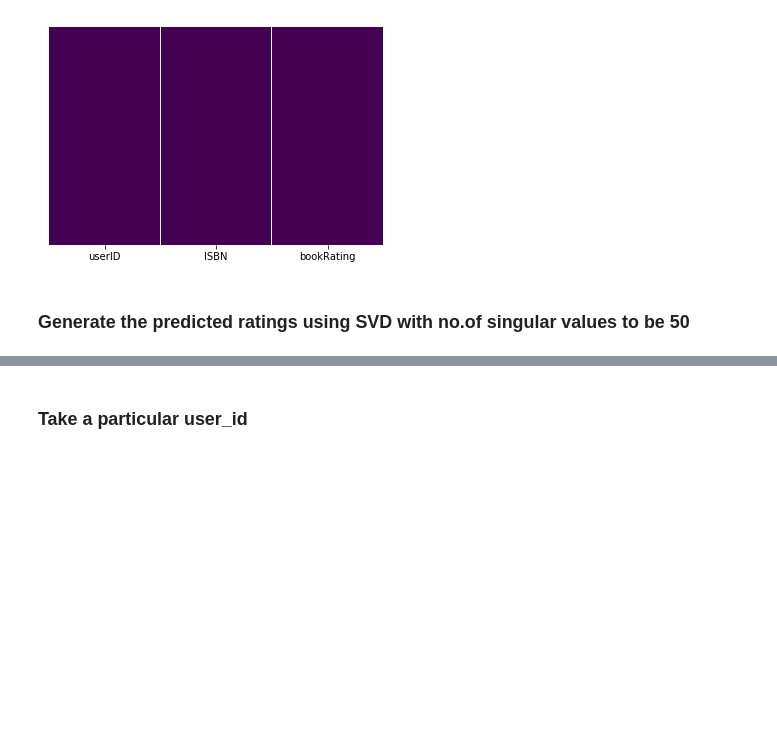
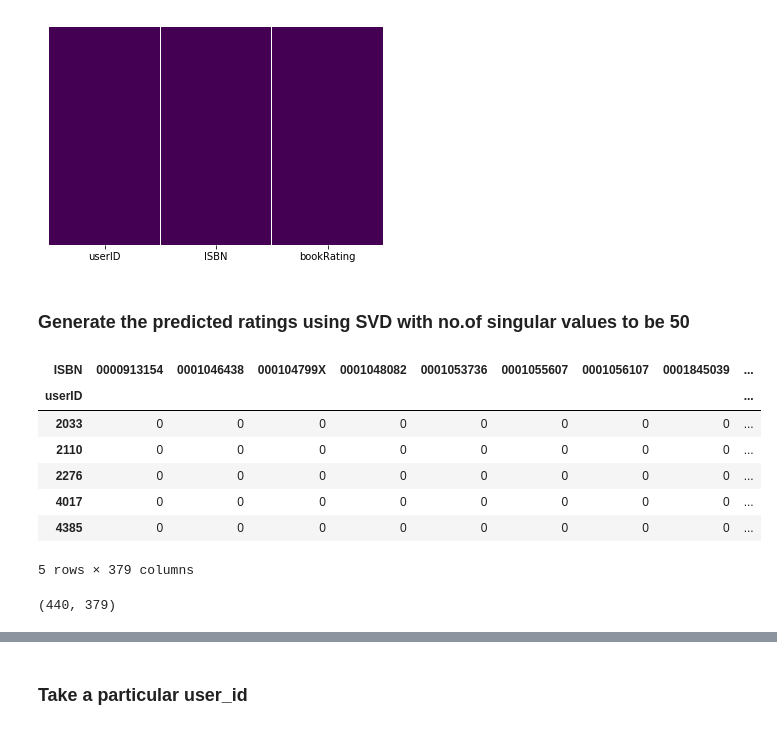
Before and after one commit to GreatLearningAIML1/chennai-aug-batch-ssbruno, a Jupyter notebook: Residency5/R5_External_Lab_CollobarativeFiltering.ipynb, the cells around one changed output, grey strips where cells are left out. Cells and saved outputs as stored; diff of their text form; code cells hidden in the pictures; blank space fills up the shorter version.

```diff
--- a/Residency5/R5_External_Lab_CollobarativeFiltering.ipynb
+++ b/Residency5/R5_External_Lab_CollobarativeFiltering.ipynb
@@ -329,13 +331,16 @@ users_grp = ratings_1_10.groupby('userID').count() > 100
 users_grp_ids = users_grp[users_grp.ISBN == True].index
 # %%
 users_rated_100 = pd.DataFrame(columns=['userID','Location','Age'])
+ratings_100 = pd.DataFrame(columns=['userID','ISBN','bookRating'])
+
 for userid in users_grp_ids:
-    #print(dict(users[users.userID == userid]))
     temp = users[users.userID == userid]
-    #print(temp['userID'].values)
     user_obj = {'userID':temp['userID'].values[0],'Location':temp['Location'].values[0],'Age':temp['Age'].values[0]}
     users_rated_100 = users_rated_100.append(user_obj,ignore_index=True)
-    #print(users_rated_100.size)
+    #ratings
+    temp_r = ratings_1_10[ratings_1_10.userID == userid]
+    rtng_obj = {'userID':temp_r['userID'].values[0],'ISBN':temp_r['ISBN'].values[0],'bookRating':temp_r['bookRating'].values[0]}
+    ratings_100 = ratings_100.append(rtng_obj,ignore_index=True)
 users_rated_100.head()
 # %% [output]
 |  | userID | Location | Age |
@@ -363,3 +368,24 @@ sns.heatmap(ratings == np.nan,yticklabels=False,cbar=False,cmap='viridis')
 [figure]
 # %% [markdown]
 ### Generate the predicted ratings using SVD with no.of singular values to be 50
+# %%
+ratings_100.head()
+ratings_100.userID = ratings_100.userID.astype('int32')
+# %%
+ratings_100.shape
+R_df = ratings_100.pivot(index = 'userID', columns ='ISBN', values = 'bookRating').fillna(0)
+R_df.head(5)
+# %% [output]
+| ISBN | 0000913154 | 0001046438 | 000104799X | 0001048082 | 0001053736 | 0001055607 | 0001056107 | 0001845039 | ... |
+| userID |  |  |  |  |  |  |  |  | ... |
+| 2033 | 0 | 0 | 0 | 0 | 0 | 0 | 0 | 0 | ... |
+| 2110 | 0 | 0 | 0 | 0 | 0 | 0 | 0 | 0 | ... |
+| 2276 | 0 | 0 | 0 | 0 | 0 | 0 | 0 | 0 | ... |
+| 4017 | 0 | 0 | 0 | 0 | 0 | 0 | 0 | 0 | ... |
+| 4385 | 0 | 0 | 0 | 0 | 0 | 0 | 0 | 0 | ... |
+5 rows × 379 columns
+# %%
+R_df.shape
+# This is the User Rating Matrix - URM
+# %% [output]
+(440, 379)
```
Also changed, not shown: parts of 23 cells of this notebook.
